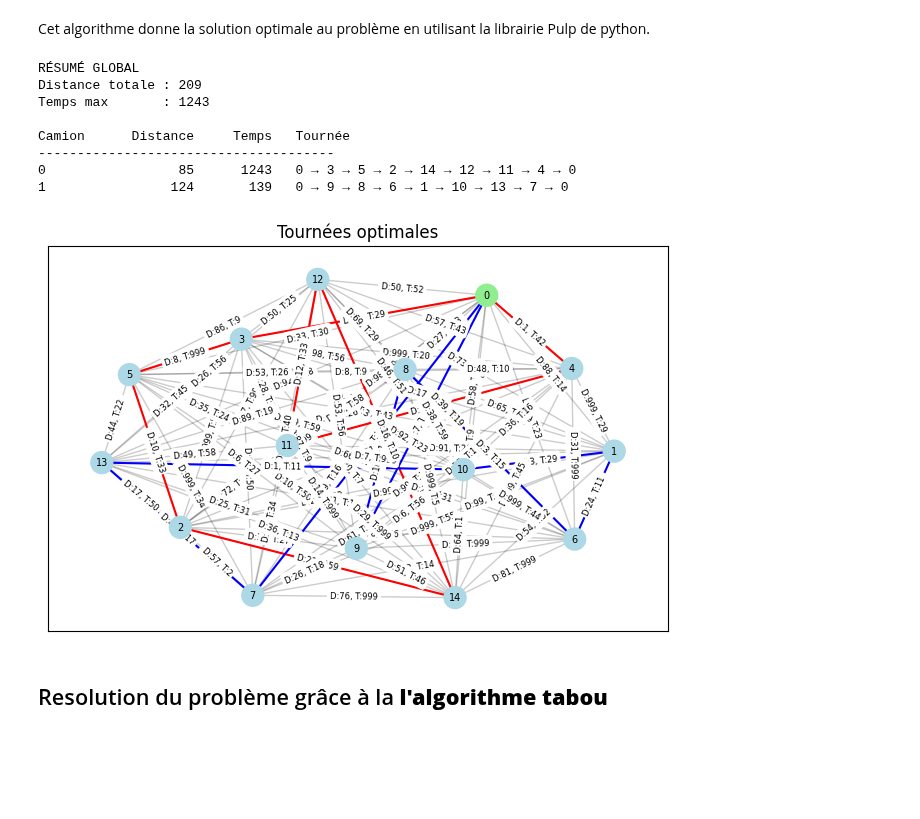
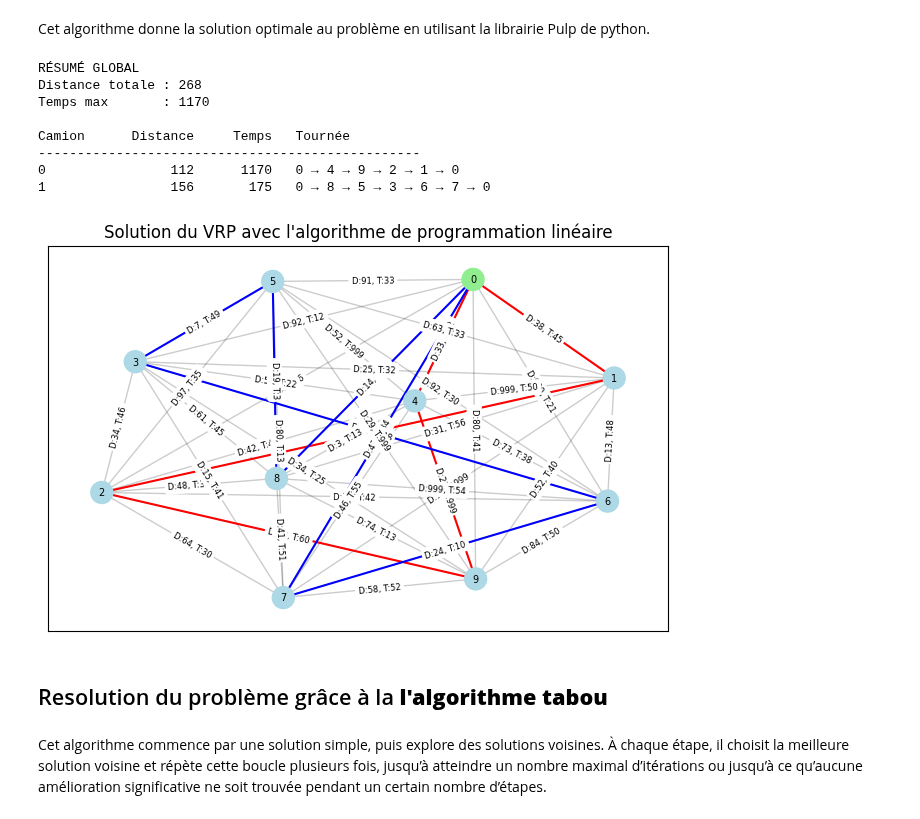
Before and after one commit to Hassen-Medles/Operational-Research, a Jupyter notebook: Soutenance.ipynb, the cells around one changed output. Cells and saved outputs as stored; diff of their text form; code cells hidden in the pictures; blank space fills up the shorter version.

```diff
--- a/Soutenance.ipynb
+++ b/Soutenance.ipynb
@@ -23,9 +23,9 @@ import copy
 - **draw_graph** : Affiche le graphe $G$ avec les solutions de routes si elles existent.
 - **print_solution** : Affiche la distance totale et le temps maximum des camions ainsi qu'un tableau avec la distance, le temps et la tournée de chaque camion.
 # %%
-def generate_graph(n, restriction_probability=0.1, distance_range=(1, 100), time_range=(1, 60)):
+def generate_graph(N, restriction_probability=0.1, distance_range=(1, 100), time_range=(1, 60)):
     # Crée un graphe complet avec n sommets
-    G = nx.complete_graph(n)
+    G = nx.complete_graph(N)
 
     # Parcourt toutes les arêtes du graphe
     for u, v in G.edges():
@@ -48,10 +48,8 @@ def draw_graph(G, routes=None, depots=[0], title="Graphe complet généré aléa
 
     # Affiche les nœuds : verts pour les dépôts, bleus sinon
     nx.draw_networkx_nodes(G, pos, node_color=['lightgreen' if n in depots else 'lightblue' for n in G.nodes], node_size=250)
-
     # Affiche les étiquettes des nœuds (identifiants)
     nx.draw_networkx_labels(G, pos, font_size=7)
-
     # Affiche les arêtes en gris clair par défaut
     nx.draw_networkx_edges(G, pos, alpha=0.2)
 
@@ -68,26 +66,26 @@ def draw_graph(G, routes=None, depots=[0], title="Graphe complet généré aléa
 
 def print_solution(G, routes, depot=0):
     # Calcule les coûts globaux (somme des distances et des temps)
-    total_distance = sum(G.edges[u, v]['distance'] for edges in routes for u, v in edges)
-    total_time = max(sum(G.edges[u, v]['time'] for u, v in edges) for edges in routes)
+    solution_distance = sum(G.edges[u, v]['distance'] for edges in routes for u, v in edges)
+    solution_time = max(sum(G.edges[u, v]['time'] for u, v in edges) for edges in routes)
 
     # Affiche le résumé global
     print("\n\033[1mRÉSUMÉ GLOBAL\033[0m")
-    print(f"Distance totale : {total_distance}")
-    print(f"Temps max       : {total_time}")
+    print(f"Distance totale : {solution_distance}")
+    print(f"Temps max       : {solution_time}")
 
     # En-tête du tableau
     header = f"\n\033[1m{'Camion':<8}{'Distance':>12}{'Temps':>10}   Tournée\033[0m"
     print(header)
-    print("-" * (len(header) - 11))
+    print("-" * len(header))
 
     # Affiche le détail de chaque tournée (par camion)
     for k, edges in enumerate(routes):
         # Calcule la distance et le temps pour chaque camion
         dist = sum(G.edges[u, v]['distance'] for u, v in edges)
-        t = sum(G.edges[u, v]['time'] for u, v in edges)
+        time = sum(G.edges[u, v]['time'] for u, v in edges)
 
-        # --- tentative de reconstruction du chemin dans l'ordre ---
+        # Reconstruction du chemin dans l'ordre
         path = [depot]
         remaining = edges.copy()
         while remaining:
@@ -107,5 +105,5 @@ def print_solution(G, routes, depot=0):
 
         # Affiche le chemin de la tournée sous forme lisible
         path_str = " → ".join(map(str, path))
-        print(f"{k:<8}{dist:>12}{t:>10}   {path_str}")
+        print(f"{k:<8}{dist:>12}{time:>10}   {path_str}")
 # %% [markdown]
@@ -129,8 +127,8 @@ Seed : 82992
 
 Ce graphe sera utilisé tout au long de la présentation pour comparer les différents algorithmes.
 # %%
-# Nombre de sommets (villes ou points à visiter)
-N = 15
+N = 10  # Nombre de sommets (villes ou points à visiter)
+K = 2   # Nombre de camions
 
 # Génération d'un graphe complet avec 15 sommets
 # Chaque arête reçoit une distance et un temps aléatoires
@@ -145,7 +143,7 @@ draw_graph(G)
 # %% [markdown]
 Cet algorithme donne la solution optimale au problème en utilisant la librairie Pulp de python.
 # %%
-def PL_vrp(G, K, depot=0):
+def PL_VRP(G, K, depot=0):
     customers = [v for v in G.nodes if v != depot]      # Sommets à visiter
     m = len(customers)                                  # Nombre de clients
     L = m // K                                          # Nombre minimum de clients par camion
@@ -202,26 +200,28 @@ def PL_vrp(G, K, depot=0):
             if pulp.value(x[(i, j, k)]) > 0.5:
                 routes[k].append((i, j))
 
-    return routes, pulp.value(prob.objective)
+    return routes
 # %%
 # Cette fonction retourne les routes optimisées et la distance totale minimale.
-routes, total_distance = PL_vrp(G, 2)
+solution = PL_VRP(G, K)
 
 # Pour chaque tournée, elle affiche les nœuds visités et la distance parcourue.
-print_solution(G, routes)
+print_solution(G, solution)
 
 # Affiche le graphe avec les tournées optimales visualisées
-draw_graph(G, routes, title="Tournées optimales")
+draw_graph(G, solution, title="Solution du VRP avec l'algorithme de programmation linéaire")
 # %% [output]
 RÉSUMÉ GLOBAL
-Distance totale : 209
-Temps max       : 1243
+Distance totale : 268
+Temps max       : 1170
 
 Camion      Distance     Temps   Tournée
---------------------------------------
-0                 85      1243   0 → 3 → 5 → 2 → 14 → 12 → 11 → 4 → 0
-1                124       139   0 → 9 → 8 → 6 → 1 → 10 → 13 → 7 → 0
+-------------------------------------------------
+0                112      1170   0 → 4 → 9 → 2 → 1 → 0
+1                156       175   0 → 8 → 5 → 3 → 6 → 7 → 0
-[figure, old version]
+[figure, new version]
 # %% [markdown]
 ## Resolution du problème grâce à la **l'algorithme tabou**
+# %% [markdown]
+Cet algorithme commence par une solution simple, puis explore des solutions voisines. À chaque étape, il choisit la meilleure solution voisine et répète cette boucle plusieurs fois, jusqu’à atteindre un nombre maximal d’itérations ou jusqu’à ce qu’aucune amélioration significative ne soit trouvée pendant un certain nombre d’étapes.
 # %%
```
Also changed, not shown: parts of 10 cells of this notebook.
